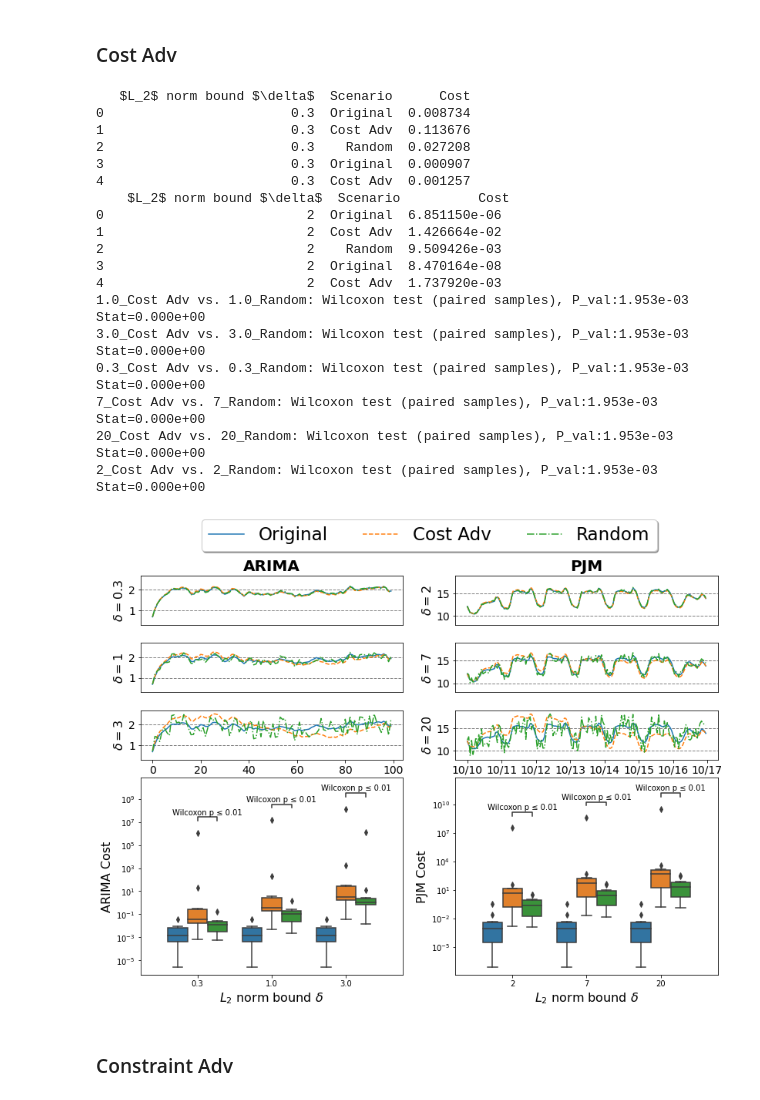
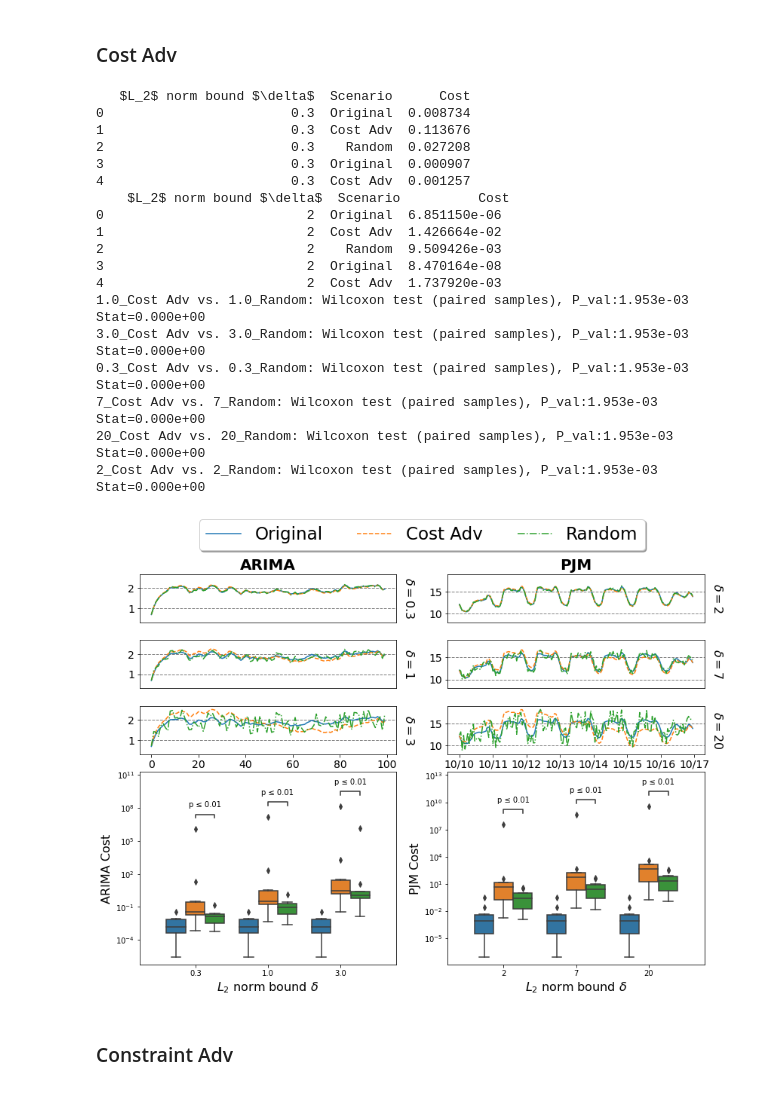
Before and after one commit to UTAustin-SwarmLab/Constraint-Adversarial-MPC, a Jupyter notebook: constraint_adv.ipynb, the cells around one changed output. Cells and saved outputs as stored; diff of their text form; code cells hidden in the pictures.

```diff
--- a/constraint_adv.ipynb
+++ b/constraint_adv.ipynb
@@ -323,6 +323,8 @@ umin = -3
 ts_np = np.ndarray((len(delta_list), 4, T)) ### delta x scebnario x T
 u_np = np.ones((len(delta_list), 6, T-1)) ### delta x scebnario x T
 df = pd.DataFrame({'$L_2$ norm bound $\delta$' : [], 'Target Function': [], 'Cost': []})
+arima_umax_df = pd.DataFrame({'$L_2$ norm bound $\delta$' : [], 'Target Function': [], 'umax': []})
+arima_uabs_df = pd.DataFrame({'$L_2$ norm bound $\delta$' : [], 'Target Function': [], 'uabs': []})
 
 # fig, ax_list = plt.subplots(3, 2, sharex=True, figsize=(9,6))
 fig_index = 0
@@ -371,7 +373,21 @@ for delta in delta_list:
         df.loc[len(df.index)] = [delta, '$\|u\|_1$ Adv', cost[2]]
         df.loc[len(df.index)] = [delta, 'Random', cost[3]]
 
+        arima_umax_df.loc[len(arima_umax_df.index)] = [delta, 'Original', np.max(contorls[0])]
+        arima_umax_df.loc[len(arima_umax_df.index)] = [delta, 'max($u_t$) Adv', np.max(contorls[1])]
+        arima_umax_df.loc[len(arima_umax_df.index)] = [delta, '$\|u\|_1$ Adv', np.max(contorls[2])]
+        arima_umax_df.loc[len(arima_umax_df.index)] = [delta, 'Random', np.max(contorls[3])]
+
+        arima_uabs_df.loc[len(arima_uabs_df.index)] = [delta, 'Original', np.linalg.norm(contorls[0], ord=1)]
+        arima_uabs_df.loc[len(arima_uabs_df.index)] = [delta, 'max($u_t$) Adv', np.linalg.norm(contorls[1], ord=1)]
+        arima_uabs_df.loc[len(arima_uabs_df.index)] = [delta, '$\|u\|_1$ Adv', np.linalg.norm(contorls[2], ord=1)]
+        arima_uabs_df.loc[len(arima_uabs_df.index)] = [delta, 'Random', np.linalg.norm(contorls[3], ord=1)]
+
+
 df.to_csv("./plots/ARIMA adv constr.csv")
+arima_umax_df.to_csv("./plots/ARIMA umax.csv")
+arima_uabs_df.to_csv("./plots/ARIMA uabs.csv")
+
 np.save("./plots/ARIMA adv constr ts.npy", ts_np)
 np.save("./plots/ARIMA adv constr u.npy", u_np)
 
@@ -406,6 +422,8 @@ umin = -6.5
 ts_np = np.ndarray((len(delta_list2), 4, S.shape[1])) ### delta x scebnario x T
 u_np = np.ones((len(delta_list2), 6, S.shape[1]-1)) ### delta x scebnario x T
 df = pd.DataFrame({'$L_2$ norm bound $\delta$' : [], 'Target Function': [], 'Cost': []})
+pjm_umax_df = pd.DataFrame({'$L_2$ norm bound $\delta$' : [], 'Target Function': [], 'umax': []})
+pjm_uabs_df = pd.DataFrame({'$L_2$ norm bound $\delta$' : [], 'Target Function': [], 'uabs': []})
 
 # fig, ax_list = plt.subplots(3, 2, sharex=True, figsize=(9,6))
 fig_index = 0
@@ -451,7 +469,20 @@ for delta in delta_list2:
         df.loc[len(df.index)] = [delta, '$\|u\|_1$ Adv', cost[2]]
         df.loc[len(df.index)] = [delta, 'Random', cost[3]]
 
+        pjm_umax_df.loc[len(pjm_umax_df.index)] = [delta, 'Original', np.max(contorls[0])]
+        pjm_umax_df.loc[len(pjm_umax_df.index)] = [delta, 'max($u_t$) Adv', np.max(contorls[1])]
+        pjm_umax_df.loc[len(pjm_umax_df.index)] = [delta, '$\|u\|_1$ Adv', np.max(contorls[2])]
+        pjm_umax_df.loc[len(pjm_umax_df.index)] = [delta, 'Random', np.max(contorls[3])]
+
+        pjm_uabs_df.loc[len(pjm_uabs_df.index)] = [delta, 'Original', np.linalg.norm(contorls[0], ord=1)]
+        pjm_uabs_df.loc[len(pjm_uabs_df.index)] = [delta, 'max($u_t$) Adv', np.linalg.norm(contorls[1], ord=1)]
+        pjm_uabs_df.loc[len(pjm_uabs_df.index)] = [delta, '$\|u\|_1$ Adv', np.linalg.norm(contorls[2], ord=1)]
+        pjm_uabs_df.loc[len(pjm_uabs_df.index)] = [delta, 'Random', np.linalg.norm(contorls[3], ord=1)]
+
 df.to_csv("./plots/PJM adv constr.csv")
+pjm_umax_df.to_csv("./plots/pjm umax.csv")
+pjm_uabs_df.to_csv("./plots/pjm uabs.csv")
+
 np.save("./plots/PJM adv constr ts.npy", ts_np)
 np.save("./plots/PJM adv constr u.npy", u_np)
 
@@ -505,18 +536,22 @@ for (delta1, delta2) in zip(delta_list, delta_list2):
     ts_ax_list[flag, 0].plot(np.arange(arima_ts.shape[2]), arima_ts[flag, 1,:], color=color_list[1], linestyle='--')
     ts_ax_list[flag, 0].plot(np.arange(arima_ts.shape[2]), arima_ts[flag, 2,:], color=color_list[2], linestyle='-.')
     ts_ax_list[flag, 0].set_ylim((0.3, 2.7))
-    ts_ax_list[flag, 0].set_ylabel("$\delta={}$".format(delta1), fontsize=16)
+    # ts_ax_list[flag, 0].set_ylabel("$\delta={}$".format(delta1), fontsize=16)
     ts_ax_list[flag, 0].yaxis.grid(True, color ="grey", linestyle='--', linewidth=1)
     ts_ax_list[flag, 0].tick_params(axis='both', which='major', labelsize=14)
+    ts_ax_list[flag, 0].text(x=1.05, y=0.5, s="$\delta={}$".format(delta1), size=16, \
+        verticalalignment='center', horizontalalignment='center', rotation=270, transform=ts_ax_list[flag, 0].transAxes)
 
 
     ts_ax_list[flag, 1].plot(ele['Datetime'], pjm_ts[flag, 0, :], color=color_list[0], linestyle='-')
     ts_ax_list[flag, 1].plot(ele['Datetime'], pjm_ts[flag, 1, :], color=color_list[1], linestyle='--')
     ts_ax_list[flag, 1].plot(ele['Datetime'], pjm_ts[flag, 2, :], color=color_list[2], linestyle='-.')
     ts_ax_list[flag, 1].set_ylim((8, 19))
-    ts_ax_list[flag, 1].set_ylabel("$\delta={}$".format(delta2), fontsize=16)
+    # ts_ax_list[flag, 1].set_ylabel("$\delta={}$".format(delta2), fontsize=16)
     ts_ax_list[flag, 1].yaxis.grid(True, color ="grey", linestyle='--', linewidth=1)
     ts_ax_list[flag, 1].tick_params(axis='both', which='major', labelsize=14)
+    ts_ax_list[flag, 1].text(x=1.05, y=0.5, s="$\delta={}$".format(delta2), size=16, \
+        verticalalignment='center', horizontalalignment='center', rotation=270, transform=ts_ax_list[flag, 1].transAxes)
 
     if flag < arima_ts.shape[0]-1 :
         ts_ax_list[flag, 0].axes.get_xaxis().set_visible(False)
@@ -552,7 +587,7 @@ pairs = pairs + [((delta, 'Cost Adv'), (delta, 'Random')) for delta in delta_lis
 
 annotator = Annotator(ax, pairs, data=arima_df, x='$L_2$ norm bound $\delta$', y='Cost', hue='Scenario')#, hue_order=hue_order)
 annotator.new_plot(ax, pairs, plot='barplot', data=arima_df, x='$L_2$ norm bound $\delta$', y='Cost', hue='Scenario', hue_order=hue_order, seed=2021)
-annotator.configure(test='Wilcoxon', text_format='simple')#, loc='outside')
+annotator.configure(test='Wilcoxon', text_format='simple', text_offset=8, show_test_name=False)#, loc='outside')
 annotator.apply_and_annotate()
 
 
@@ -566,36 +601,36 @@ ax.set_ylabel('PJM Cost', fontsize=16)
 
 hue_order = ['Original', 'Cost Adv', 'Random']
 pairs = []
 # pairs = pairs + [((delta, 'Original'), (delta, 'Cost Adv')) for delta in delta_list2]
 pairs = pairs + [((delta, 'Cost Adv'), (delta, 'Random')) for delta in delta_list2]
 
 annotator = Annotator(ax, pairs, data=pjm_df, x='$L_2$ norm bound $\delta$', y='Cost', hue='Scenario')#, hue_order=hue_order)
 annotator.new_plot(ax, pairs, plot='barplot', data=pjm_df, x='$L_2$ norm bound $\delta$', y='Cost', hue='Scenario', hue_order=hue_order, seed=2021)
-annotator.configure(test='Wilcoxon', text_format='simple')#, loc='outside')
+annotator.configure(test='Wilcoxon', text_format='simple', text_offset=8, show_test_name=False)#, loc='outside')
 annotator.apply_and_annotate()
 
 fig.subplots_adjust(left=0.1, bottom=0.1, right=0.9, top=0.9, wspace=0.2, hspace=0.21)
-fig.savefig("./plots/ARIMA_PJM adv cost time series.pdf", dpi=1000, bbox_extra_artists=(lgd,xlabel1, xlabel2), bbox_inches="tight")
+fig.savefig("./plots/ARIMA_PJM adv cost time series.pdf", dpi=1000, bbox_inches="tight") #, bbox_extra_artists=(lgd,xlabel1, xlabel2)
 # %% [output]
    $L_2$ norm bound $\delta$  Scenario      Cost
 0                        0.3  Original  0.008734
 1                        0.3  Cost Adv  0.113676
 2                        0.3    Random  0.027208
 3                        0.3  Original  0.000907
 4                        0.3  Cost Adv  0.001257
     $L_2$ norm bound $\delta$  Scenario          Cost
 0                          2  Original  6.851150e-06
 1                          2  Cost Adv  1.426664e-02
 2                          2    Random  9.509426e-03
 3                          2  Original  8.470164e-08
 4                          2  Cost Adv  1.737920e-03
 1.0_Cost Adv vs. 1.0_Random: Wilcoxon test (paired samples), P_val:1.953e-03 Stat=0.000e+00
 3.0_Cost Adv vs. 3.0_Random: Wilcoxon test (paired samples), P_val:1.953e-03 Stat=0.000e+00
 0.3_Cost Adv vs. 0.3_Random: Wilcoxon test (paired samples), P_val:1.953e-03 Stat=0.000e+00
 7_Cost Adv vs. 7_Random: Wilcoxon test (paired samples), P_val:1.953e-03 Stat=0.000e+00
 20_Cost Adv vs. 20_Random: Wilcoxon test (paired samples), P_val:1.953e-03 Stat=0.000e+00
 2_Cost Adv vs. 2_Random: Wilcoxon test (paired samples), P_val:1.953e-03 Stat=0.000e+00
-[figure, old version]
+[figure, new version]
 # %% [markdown]
 ### Constraint Adv
 # %%
```
Also changed, not shown: parts of 1 cell of this notebook, 6 other files.
